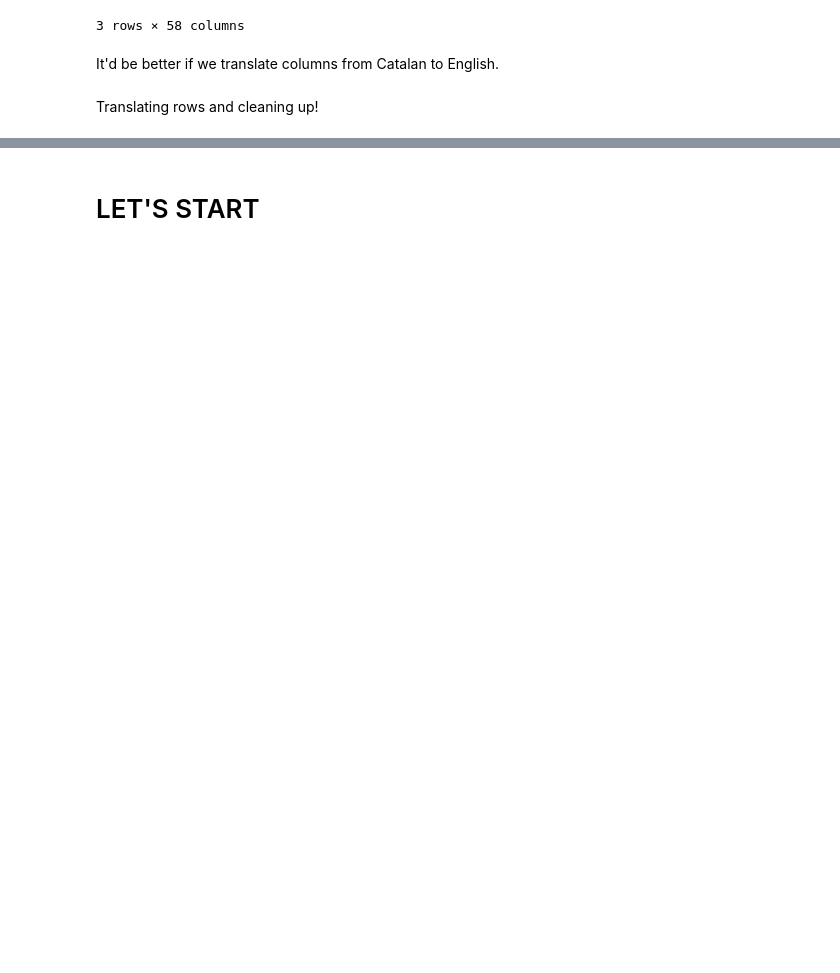
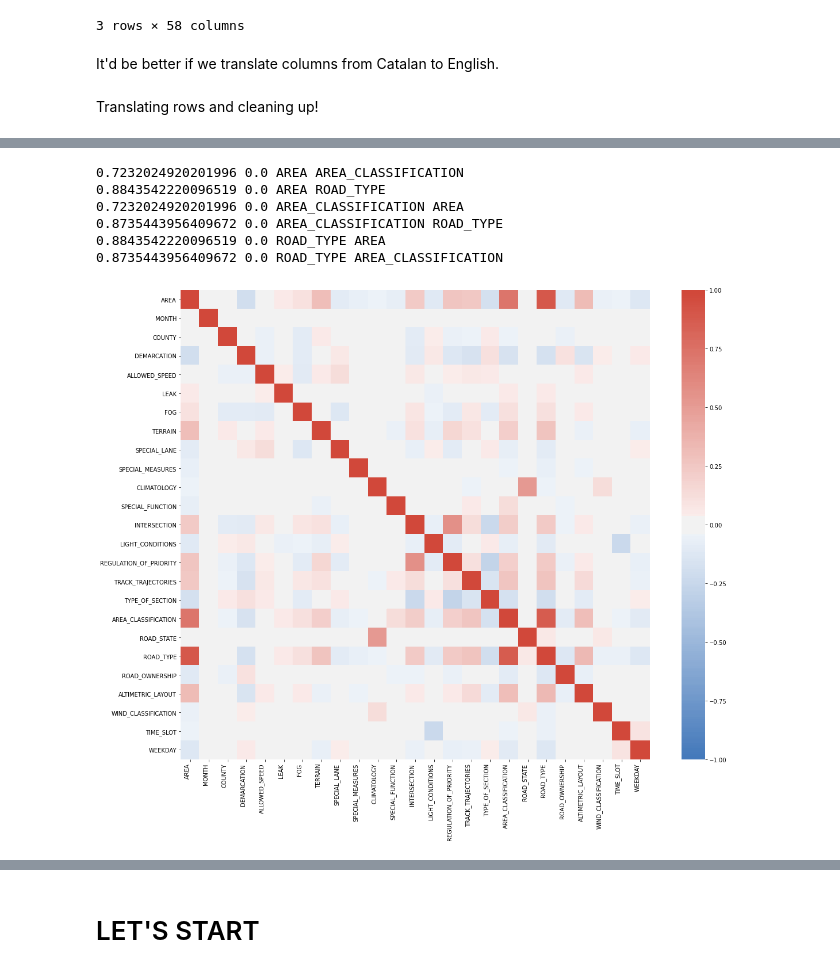
Before and after one commit to secondaryemotion/Coursera_Capstone, a Jupyter notebook: main.ipynb, the cells around one changed output, grey strips where cells are left out. Drawn from its saved outputs; the diff is of its cells as text; code cells hidden in the pictures; blank space fills up the shorter version.

```diff
--- a/main.ipynb
+++ b/main.ipynb
@@ -93,0 +116,10 @@ df=df.fillna('Not specified')
+# %%
+df_col=df[['AREA', 'MONTH', 'COUNTY', 'DEMARCATION',
+'N_DEATHS', 'N_MAJ_INJURIES', 'ALLOWED_SPEED', 'LEAK',
+'FOG', 'TERRAIN', 'SPECIAL_LANE',
+'SPECIAL_MEASURES', 'CLIMATOLOGY', 'SPECIAL_FUNCTION',
+'INTERSECTION', 'LIGHT_CONDITIONS', 'REGULATION_OF_PRIORITY',
+'TRACK_TRAJECTORIES', 'TYPE_OF_SECTION', 'AREA_CLASSIFICATION',
+'ROAD_STATE', 'ROAD_TYPE', 'ROAD_OWNERSHIP',
+'ALTIMETRIC_LAYOUT', 'WIND_CLASSIFICATION', 'TIME_SLOT',
+'WEEKDAY']]
@@ -93,0 +138,40 @@ df=df.fillna('Not specified')
+# %%
+le = preprocessing.LabelEncoder()
+for id,item in enumerate(df_col):
+    le.fit(df_col[item])
+    df_col[item]=le.transform(df_col[item])
+# %%
+size=(df_col.columns.drop(labels=['N_DEATHS', 'N_MAJ_INJURIES'])).size
+coef=[[0 for i in range(size)] for j in range(size)]
+pval=[[0 for i in range(size)] for j in range(size)]
+df_ccol=df_col.columns.drop(labels=['N_DEATHS', 'N_MAJ_INJURIES'])
+for id,item in enumerate(df_ccol):
+    i=id
+    for id,item2 in enumerate(df_ccol):
+        pcoef, p_value=stats.pearsonr(df_col[item],df_col[item2])
+        coef[i][id]=pcoef
+        pval[i][id]=p_value
+        if (abs(pcoef)>0.7) & (item!=item2):
+            print(pcoef, p_value, item, item2)
+# %% [output]
+0.7232024920201996 0.0 AREA AREA_CLASSIFICATION
+0.8843542220096519 0.0 AREA ROAD_TYPE
+0.7232024920201996 0.0 AREA_CLASSIFICATION AREA
+0.8735443956409672 0.0 AREA_CLASSIFICATION ROAD_TYPE
+0.8843542220096519 0.0 ROAD_TYPE AREA
+0.8735443956409672 0.0 ROAD_TYPE AREA_CLASSIFICATION
+# %%
+ax = plt.subplots(figsize=(20,15))
+ax = sns.heatmap(
+    coef,
+    vmin=-1, vmax=1, center=0,
+    cmap=sns.diverging_palette(250, 15, n=200),
+    square=True
+)
+ax.set_xticklabels(df_ccol, rotation=90, horizontalalignment='right')
+ax.set_yticklabels(df_ccol, rotation=0, horizontalalignment='right')
+xticks=range(size)
+ax.set_yticks=range(size)
+ax.figure.savefig('full_figure.png')
+# %% [output]
+[figure, added]
```
Also changed, not shown: parts of 13 cells of this notebook.
